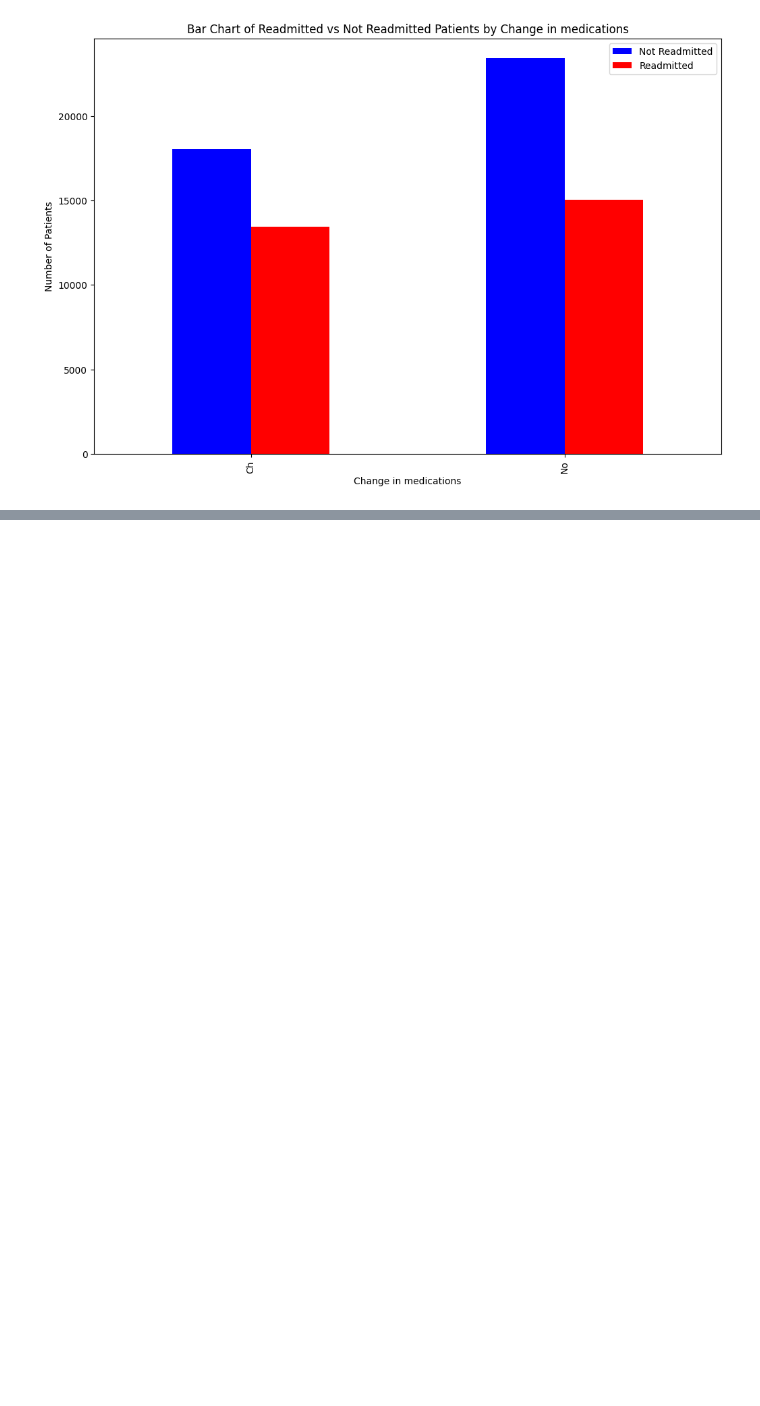
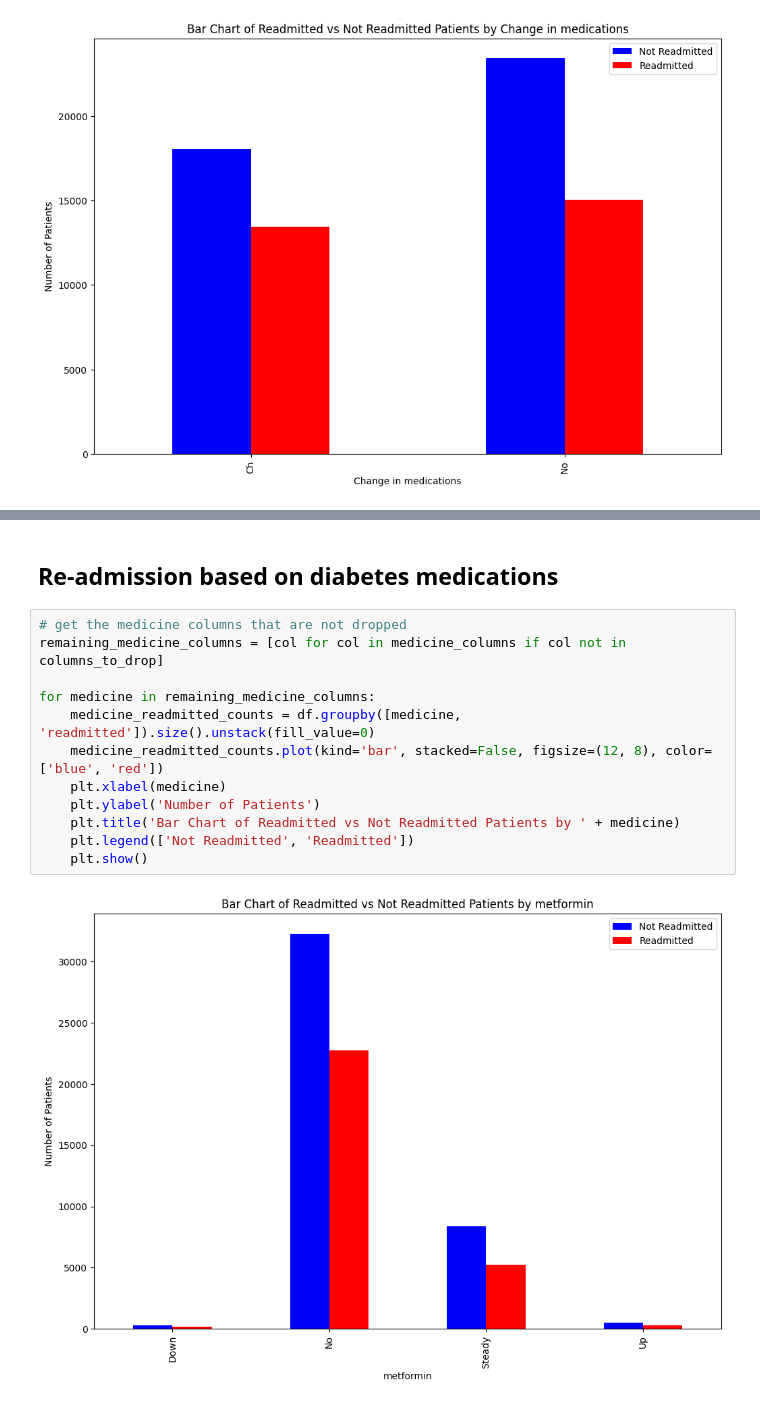
Before and after one commit to abhitoshj/diabetes-readmission, a Jupyter notebook: diabetes-readmission.ipynb, the cells around one changed output, grey strips where cells are left out. Cells and saved outputs as stored; diff of their text form; blank space fills up the shorter version.

```diff
--- a/diabetes-readmission.ipynb
+++ b/diabetes-readmission.ipynb
@@ -440,0 +491,16 @@ plt.show()
+# %% [markdown]
+## Re-admission based on diabetes medications ##
+# %%
+# get the medicine columns that are not dropped
+remaining_medicine_columns = [col for col in medicine_columns if col not in columns_to_drop]
+
+for medicine in remaining_medicine_columns:
+    medicine_readmitted_counts = df.groupby([medicine, 'readmitted']).size().unstack(fill_value=0)
+    medicine_readmitted_counts.plot(kind='bar', stacked=False, figsize=(12, 8), color=['blue', 'red'])
+    plt.xlabel(medicine)
+    plt.ylabel('Number of Patients')
+    plt.title('Bar Chart of Readmitted vs Not Readmitted Patients by ' + medicine)
+    plt.legend(['Not Readmitted', 'Readmitted'])
+    plt.show()
+# %% [output]
+[figure, added]
```
Also changed, not shown: parts of 9 cells of this notebook.
